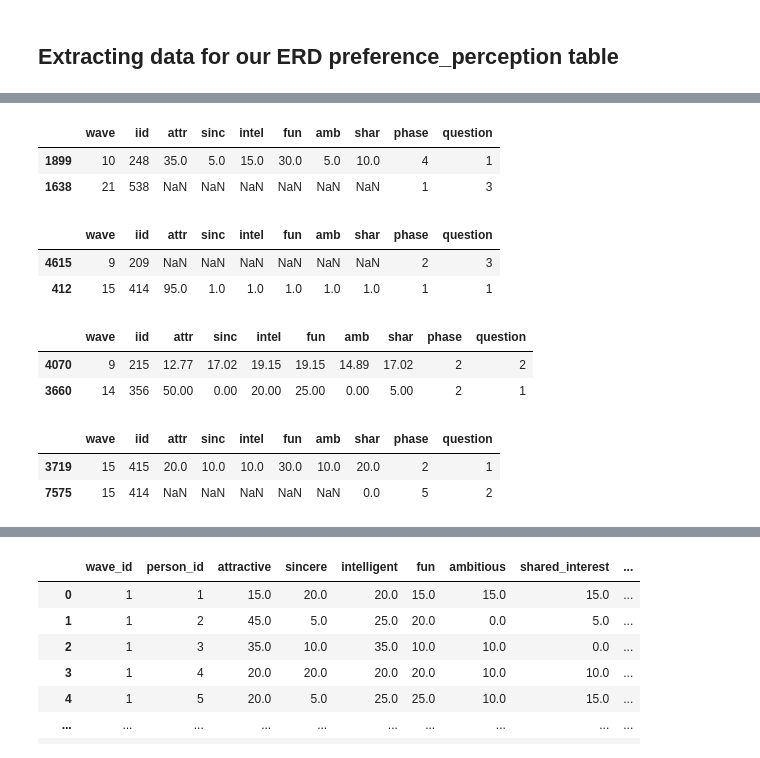
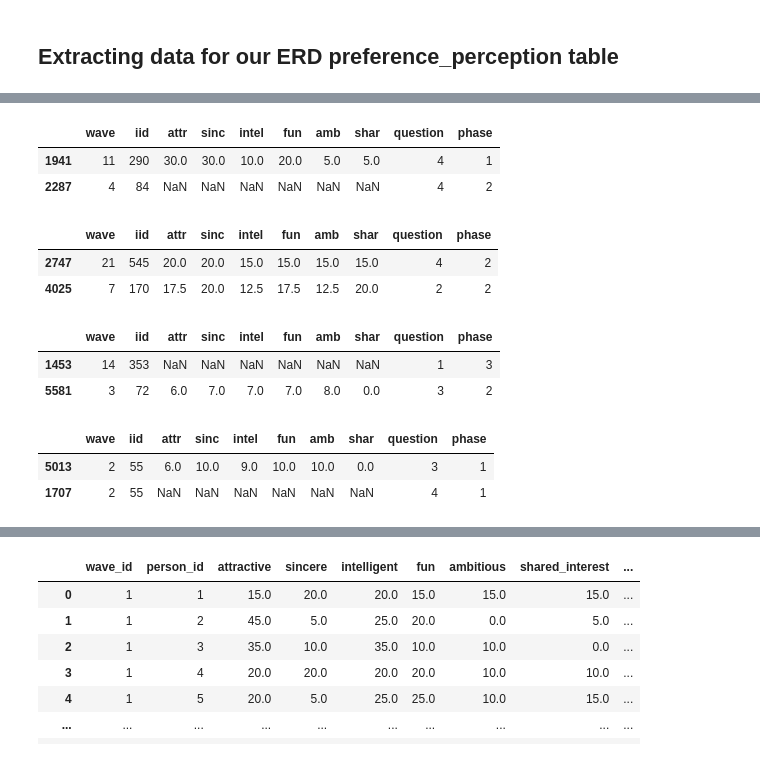
Before and after one commit to DavidGGonzalez/TeamBlue_FinalProject, a Jupyter notebook: Code/LoadDB.ipynb, the cells around one changed output, grey strips where cells are left out. Saved outputs shown, nothing was run; the diff lists cells and outputs as text; code cells hidden in the pictures.

```diff
--- a/Code/LoadDB.ipynb
+++ b/Code/LoadDB.ipynb
@@ -8,4 +8,10 @@ import psycopg2
 
 from config import db_password
 from config import db_username
+# %%
+pd.set_option("display.max_columns", None)
+pd.set_option("display.max_rows", None)
+# %%
+pd.set_option("display.max_columns", 20)
+pd.set_option("display.max_rows", 20)
 # %%
@@ -143,101 +699,102 @@ pref_percep_df.sample(2)
 # %%
 aux_df = raw_df[['wave', 'iid', 'attr4_1', 'sinc4_1', 'intel4_1', 'fun4_1', 'amb4_1', 'shar4_1']].drop_duplicates()
 aux_df.rename(columns = {'attr4_1':'attr', 'sinc4_1': 'sinc', 'intel4_1': 'intel', 'fun4_1': 'fun', 'amb4_1': 'amb', 'shar4_1': 'shar'}, inplace = True)
-aux_df['phase'] = 4
-aux_df['question'] = 1
+aux_df['question'] = 4
+aux_df['phase'] = 1
 pref_percep_df = pref_percep_df.append(aux_df, ignore_index=True)
+
 
 aux_df = raw_df[['wave', 'iid', 'attr4_2', 'sinc4_2', 'intel4_2', 'fun4_2', 'amb4_2', 'shar4_2']].drop_duplicates()
 aux_df.rename(columns = {'attr4_2':'attr', 'sinc4_2': 'sinc', 'intel4_2': 'intel', 'fun4_2': 'fun', 'amb4_2': 'amb', 'shar4_2': 'shar'}, inplace = True)
-aux_df['phase'] = 4
-aux_df['question'] = 2
+aux_df['question'] = 4
+aux_df['phase'] = 2
 pref_percep_df = pref_percep_df.append(aux_df, ignore_index=True)
 
 aux_df = raw_df[['wave', 'iid', 'attr4_3', 'sinc4_3', 'intel4_3', 'fun4_3', 'amb4_3', 'shar4_3']].drop_duplicates()
 aux_df.rename(columns = {'attr4_3':'attr', 'sinc4_3': 'sinc', 'intel4_3': 'intel', 'fun4_3': 'fun', 'amb4_3': 'amb', 'shar4_3': 'shar'}, inplace = True)
-aux_df['phase'] = 4
-aux_df['question'] = 3
+aux_df['question'] = 4
+aux_df['phase'] = 3
 pref_percep_df = pref_percep_df.append(aux_df, ignore_index=True)
 pref_percep_df.sample(2)
 # %% [output]
-|  | wave | iid | attr | sinc | intel | fun | amb | shar | phase | question |
-| 1899 | 10 | 248 | 35.0 | 5.0 | 15.0 | 30.0 | 5.0 | 10.0 | 4 | 1 |
-| 1638 | 21 | 538 | NaN | NaN | NaN | NaN | NaN | NaN | 1 | 3 |
+|  | wave | iid | attr | sinc | intel | fun | amb | shar | question | phase |
+| 1941 | 11 | 290 | 30.0 | 30.0 | 10.0 | 20.0 | 5.0 | 5.0 | 4 | 1 |
+| 2287 | 4 | 84 | NaN | NaN | NaN | NaN | NaN | NaN | 4 | 2 |
 # %%
 aux_df = raw_df[['wave', 'iid', 'attr2_1', 'sinc2_1', 'intel2_1', 'fun2_1', 'amb2_1', 'shar2_1']].drop_duplicates()
 aux_df.rename(columns = {'attr2_1':'attr', 'sinc2_1': 'sinc', 'intel2_1': 'intel', 'fun2_1': 'fun', 'amb2_1': 'amb', 'shar2_1': 'shar'}, inplace = True)
-aux_df['phase'] = 2
-aux_df['question'] = 1
+aux_df['question'] = 2
+aux_df['phase'] = 1
 pref_percep_df = pref_percep_df.append(aux_df, ignore_index=True)
 
 aux_df = raw_df[['wave', 'iid', 'attr2_2', 'sinc2_2', 'intel2_2', 'fun2_2', 'amb2_2', 'shar2_2']].drop_duplicates()
 aux_df.rename(columns = {'attr2_2':'attr', 'sinc2_2': 'sinc', 'intel2_2': 'intel', 'fun2_2': 'fun', 'amb2_2': 'amb', 'shar2_2': 'shar'}, inplace = True)
+aux_df['question'] = 2
 aux_df['phase'] = 2
-aux_df['question'] = 2
 pref_percep_df = pref_percep_df.append(aux_df, ignore_index=True)
 
 aux_df = raw_df[['wave', 'iid', 'attr2_3', 'sinc2_3', 'intel2_3', 'fun2_3', 'amb2_3', 'shar2_3']].drop_duplicates()
 aux_df.rename(columns = {'attr2_3':'attr', 'sinc2_3': 'sinc', 'intel2_3': 'intel', 'fun2_3': 'fun', 'amb2_3': 'amb', 'shar2_3': 'shar'}, inplace = True)
-aux_df['phase'] = 2
-aux_df['question'] = 3
+aux_df['question'] = 2
+aux_df['phase'] = 3
 pref_percep_df = pref_percep_df.append(aux_df, ignore_index=True)
 pref_percep_df.sample(2)
 # %% [output]
-|  | wave | iid | attr | sinc | intel | fun | amb | shar | phase | question |
-| 4615 | 9 | 209 | NaN | NaN | NaN | NaN | NaN | NaN | 2 | 3 |
-| 412 | 15 | 414 | 95.0 | 1.0 | 1.0 | 1.0 | 1.0 | 1.0 | 1 | 1 |
+|  | wave | iid | attr | sinc | intel | fun | amb | shar | question | phase |
+| 2747 | 21 | 545 | 20.0 | 20.0 | 15.0 | 15.0 | 15.0 | 15.0 | 4 | 2 |
+| 4025 | 7 | 170 | 17.5 | 20.0 | 12.5 | 17.5 | 12.5 | 20.0 | 2 | 2 |
 # %%
 aux_df = raw_df[['wave', 'iid', 'attr3_1', 'sinc3_1', 'intel3_1', 'fun3_1', 'amb3_1']].drop_duplicates()
 aux_df.rename(columns = {'attr3_1':'attr', 'sinc3_1': 'sinc', 'intel3_1': 'intel', 'fun3_1': 'fun', 'amb3_1': 'amb'}, inplace = True)
-aux_df['phase'] = 3
-aux_df['question'] = 1
+aux_df['question'] = 3
+aux_df['phase'] = 1
 aux_df['shar'] = 0
 pref_percep_df = pref_percep_df.append(aux_df, ignore_index=True)
 
 aux_df = raw_df[['wave', 'iid', 'attr3_2', 'sinc3_2', 'intel3_2', 'fun3_2', 'amb3_2']].drop_duplicates()
 aux_df.rename(columns = {'attr3_2':'attr', 'sinc3_2': 'sinc', 'intel3_2': 'intel', 'fun3_2': 'fun', 'amb3_2': 'amb'}, inplace = True)
-aux_df['phase'] = 3
-aux_df['question'] = 2
+aux_df['question'] = 3
+aux_df['phase'] = 2
 aux_df['shar'] = 0
 pref_percep_df = pref_percep_df.append(aux_df, ignore_index=True)
 
 aux_df = raw_df[['wave', 'iid', 'attr3_3', 'sinc3_3', 'intel3_3', 'fun3_3', 'amb3_3']].drop_duplicates()
 aux_df.rename(columns = {'attr3_3':'attr', 'sinc3_3': 'sinc', 'intel3_3': 'intel', 'fun3_3': 'fun', 'amb3_3': 'amb'}, inplace = True)
+aux_df['question'] = 3
 aux_df['phase'] = 3
-aux_df['question'] = 3
 aux_df['shar'] = 0
 pref_percep_df = pref_percep_df.append(aux_df, ignore_index=True)
 pref_percep_df.sample(2)
 # %% [output]
-|  | wave | iid | attr | sinc | intel | fun | amb | shar | phase | question |
-| 4070 | 9 | 215 | 12.77 | 17.02 | 19.15 | 19.15 | 14.89 | 17.02 | 2 | 2 |
-| 3660 | 14 | 356 | 50.00 | 0.00 | 20.00 | 25.00 | 0.00 | 5.00 | 2 | 1 |
+|  | wave | iid | attr | sinc | intel | fun | amb | shar | question | phase |
+| 1453 | 14 | 353 | NaN | NaN | NaN | NaN | NaN | NaN | 1 | 3 |
+| 5581 | 3 | 72 | 6.0 | 7.0 | 7.0 | 7.0 | 8.0 | 0.0 | 3 | 2 |
 # %%
 aux_df = raw_df[['wave', 'iid', 'attr5_1', 'sinc5_1', 'intel5_1', 'fun5_1', 'amb5_1']].drop_duplicates()
 aux_df.rename(columns = {'attr5_1':'attr', 'sinc5_1': 'sinc', 'intel5_1': 'intel', 'fun5_1': 'fun', 'amb5_1': 'amb'}, inplace = True)
-aux_df['phase'] = 5
-aux_df['question'] = 1
+aux_df['question'] = 5
+aux_df['phase'] = 1
 aux_df['shar'] = 0
 pref_percep_df = pref_percep_df.append(aux_df, ignore_index=True)
 
 aux_df = raw_df[['wave', 'iid', 'attr5_2', 'sinc5_2', 'intel5_2', 'fun5_2', 'amb5_2']].drop_duplicates()
 aux_df.rename(columns = {'attr5_2':'attr', 'sinc5_2': 'sinc', 'intel5_2': 'intel', 'fun5_2': 'fun', 'amb5_2': 'amb'}, inplace = True)
-aux_df['phase'] = 5
-aux_df['question'] = 2
+aux_df['question'] = 5
+aux_df['phase'] = 2
 aux_df['shar'] = 0
 pref_percep_df = pref_percep_df.append(aux_df, ignore_index=True)
 
 aux_df = raw_df[['wave', 'iid', 'attr5_3', 'sinc5_3', 'intel5_3', 'fun5_3', 'amb5_3']].drop_duplicates()
 aux_df.rename(columns = {'attr5_3':'attr', 'sinc5_3': 'sinc', 'intel5_3': 'intel', 'fun5_3': 'fun', 'amb5_3': 'amb'}, inplace = True)
-aux_df['phase'] = 5
-aux_df['question'] = 3
+aux_df['question'] = 5
+aux_df['phase'] = 3
 aux_df['shar'] = 0
 pref_percep_df = pref_percep_df.append(aux_df, ignore_index=True)
 pref_percep_df.sample(2)
 # %% [output]
-|  | wave | iid | attr | sinc | intel | fun | amb | shar | phase | question |
-| 3719 | 15 | 415 | 20.0 | 10.0 | 10.0 | 30.0 | 10.0 | 20.0 | 2 | 1 |
-| 7575 | 15 | 414 | NaN | NaN | NaN | NaN | NaN | 0.0 | 5 | 2 |
+|  | wave | iid | attr | sinc | intel | fun | amb | shar | question | phase |
+| 5013 | 2 | 55 | 6.0 | 10.0 | 9.0 | 10.0 | 10.0 | 0.0 | 3 | 1 |
+| 1707 | 2 | 55 | NaN | NaN | NaN | NaN | NaN | NaN | 4 | 1 |
 # %%
 aux_df = raw_df[['wave', 'iid', 'attr1_s', 'sinc1_s', 'intel1_s', 'fun1_s', 'amb1_s']].drop_duplicates()
 aux_df.rename(columns = {'attr1_s':'attr', 'sinc1_s': 'sinc', 'intel1_s': 'intel', 'fun1_s': 'fun', 'amb1_s': 'amb'}, inplace = True)
```
Also changed, not shown: parts of 98 cells of this notebook.
